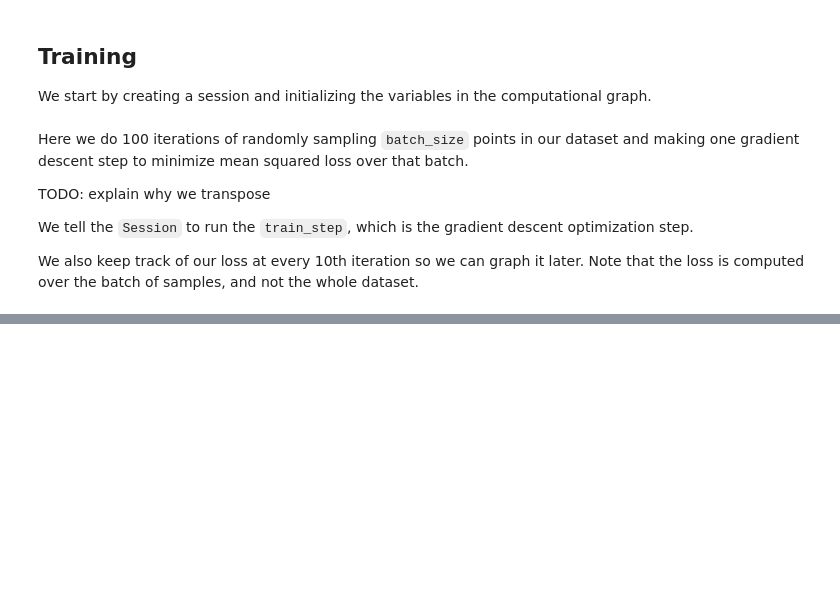
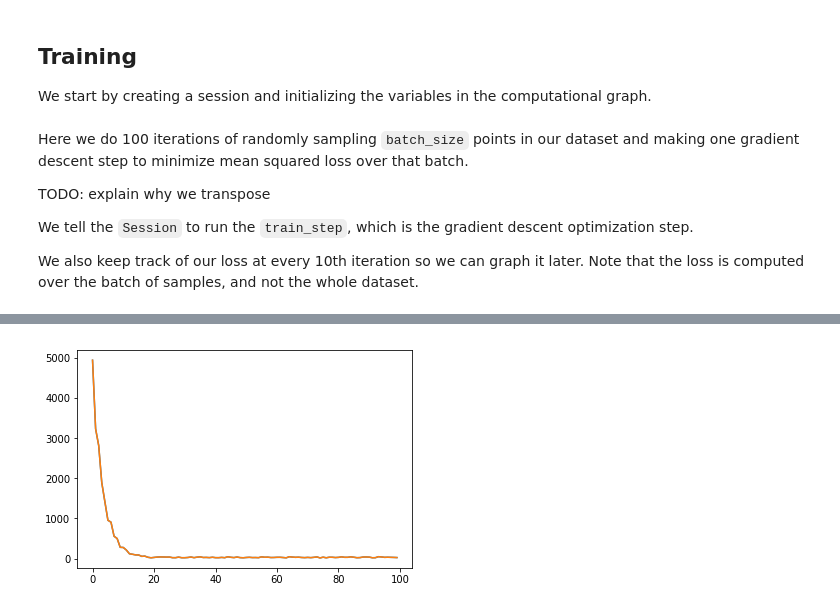
Before and after one commit to hugomailhot/neural-net-study-group, a Jupyter notebook: notebooks/linear_regression.ipynb, the cells around one changed output, grey strips where cells are left out. Saved outputs shown, nothing was run; the diff lists cells and outputs as text; code cells hidden in the pictures; blank space fills up the shorter version.

```diff
--- a/notebooks/linear_regression.ipynb
+++ b/notebooks/linear_regression.ipynb
@@ -60,7 +60,7 @@ We use the mean squared error as our loss function, so we take the difference be
 We set need a learning rate and batch size to do batch gradient descent. We then instanciate an optimizer, and call `train_step` the action of minimizing loss using that optimizer.
 # %%
 loss = tf.reduce_mean(tf.square(y_target - model_output))
-learning_rate = 0.05
+learning_rate = 0.0001
 batch_size = 25
 my_opt = tf.train.GradientDescentOptimizer(learning_rate)
 train_step = my_opt.minimize(loss)
@@ -112,0 +113,5 @@ Loss = nan
+# %%
+plt.plot(loss_vec)
+plt.show()
+# %% [output]
+[figure, added]
```
Also changed, not shown: parts of 1 cell of this notebook.
